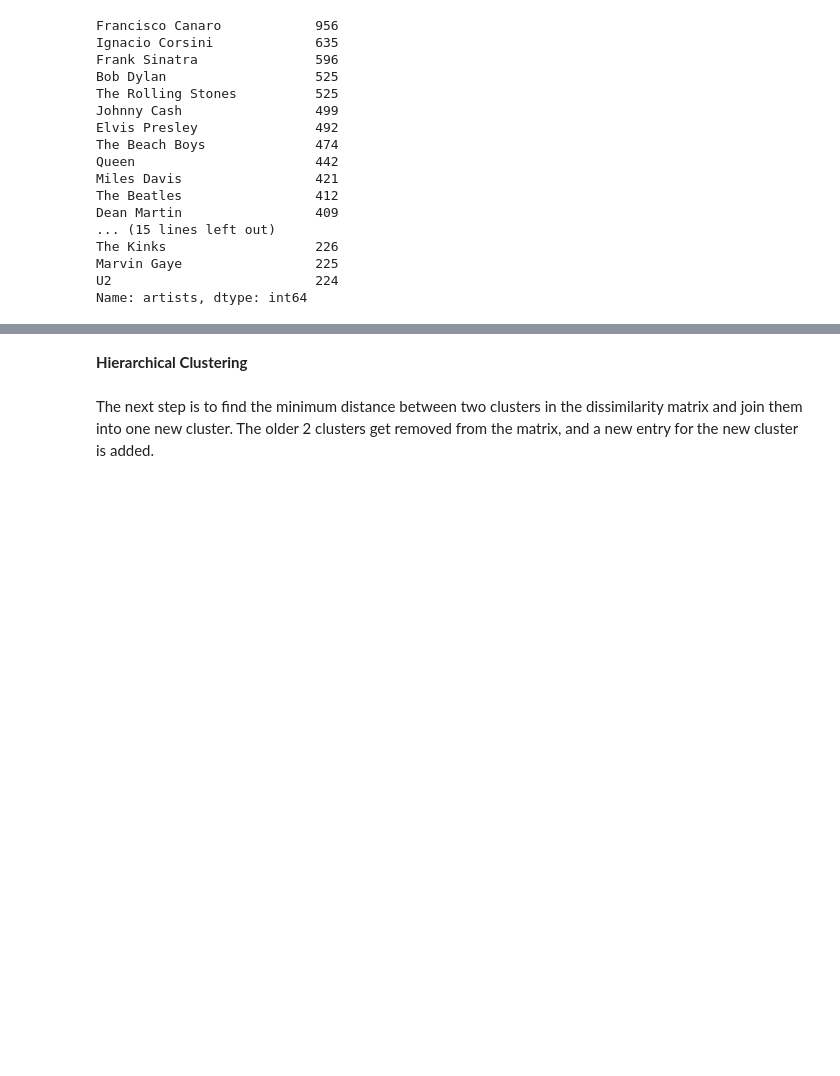
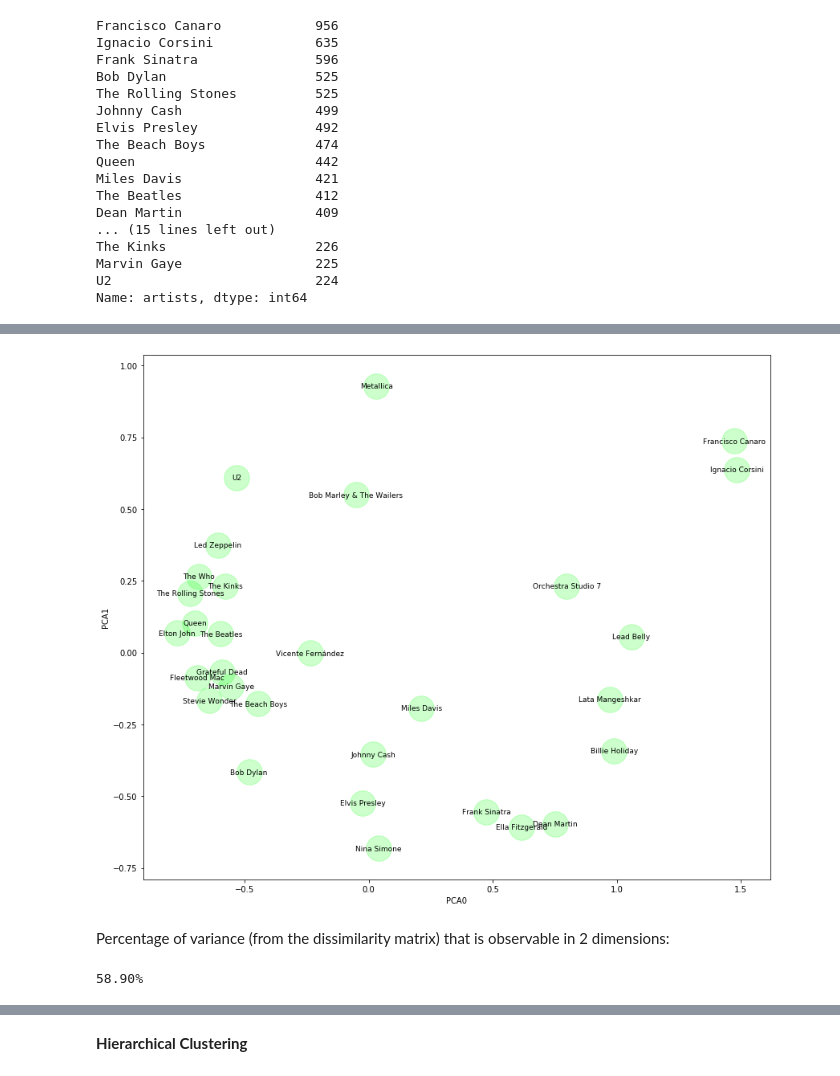
Before and after one commit to diogoseca/qualitative-clustering, a Jupyter notebook: notebooks/1. Clustering Music Artists.ipynb, the cells around one changed output, grey strips where cells are left out. Saved outputs shown, nothing was run; the diff lists cells and outputs as text; code cells hidden in the pictures; blank space fills up the shorter version.

```diff
--- a/notebooks/1. Clustering Music Artists.ipynb
+++ b/notebooks/1. Clustering Music Artists.ipynb
@@ -74,5 +79,4 @@ Marvin Gaye                 225
 U2                          224
 Name: artists, dtype: int64
 # %%
-data = data_raw[data_raw.artists.isin(top30.index)]
-data
+data = data[data.artists.isin(top30.index)]
@@ -180,6 +82,0 @@ Normalizing the data before feeding it to a learning algorithm is a good practic
-# %%
-numerical_data = data.loc[:, NUMERICAL_VARS]
-numerical_data = (numerical_data - numerical_data.mean()) / numerical_data.std()
-data.loc[:, NUMERICAL_VARS] = numerical_data
-
-data
@@ -270,7 +82,0 @@ dissimilarity_2d = pd.DataFrame(dissimilarity_2d, columns=['PCA0', 'PCA1'], inde
-# %%
-sns.set(style='whitegrid')
-fig, ax = plt.subplots()
-dissimilarity_2d.plot('PCA0', 'PCA1', kind='scatter', ax=ax, figsize=(14,12), s=1000, c='#00FF0033')
-
-for k, v in dissimilarity_2d.iterrows():
-    ax.annotate(k, v, ha='center', va='center', fontsize='9')
@@ -278,0 +83,7 @@ for k, v in dissimilarity_2d.iterrows():
+# %%
+# standardize data
+quantitative_vars = data.select_dtypes('number').columns
+quantitative_data = data.loc[:, quantitative_vars]
+quantitative_data = (quantitative_data - quantitative_data.mean()) / quantitative_data.std()
+data.loc[:, quantitative_vars] = quantitative_data
+data
@@ -279,6 +133,16 @@ for k, v in dissimilarity_2d.iterrows():
+# %%
+from qclustering import plot_dissimilarity_2d
+
+_, var = plot_dissimilarity_2d(data, 'artists', figsize=(14,12))
+# %% [output]
+[figure, added]
+# %% [markdown]
+Percentage of variance (from the dissimilarity matrix) that is observable in 2 dimensions:
+# %%
+print("{:.2%}".format(var))
+# %% [output]
+58.90%
 # %% [markdown]
 <div style='height:20px'></div>
 # %% [markdown]
 __Hierarchical Clustering__
-# %% [markdown]
-The next step is to find the minimum distance between two clusters in the dissimilarity matrix and join them into one new cluster. The older 2 clusters get removed from the matrix, and a new entry for the new cluster is added.
```
Also changed, not shown: parts of 45 cells of this notebook, 8 other files.
